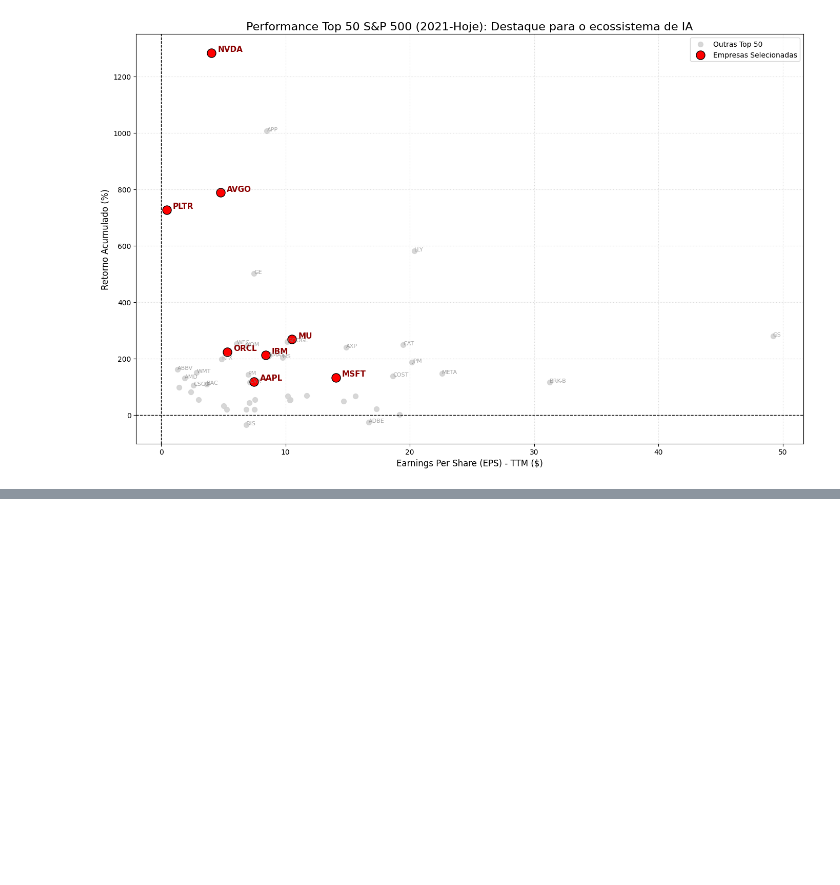
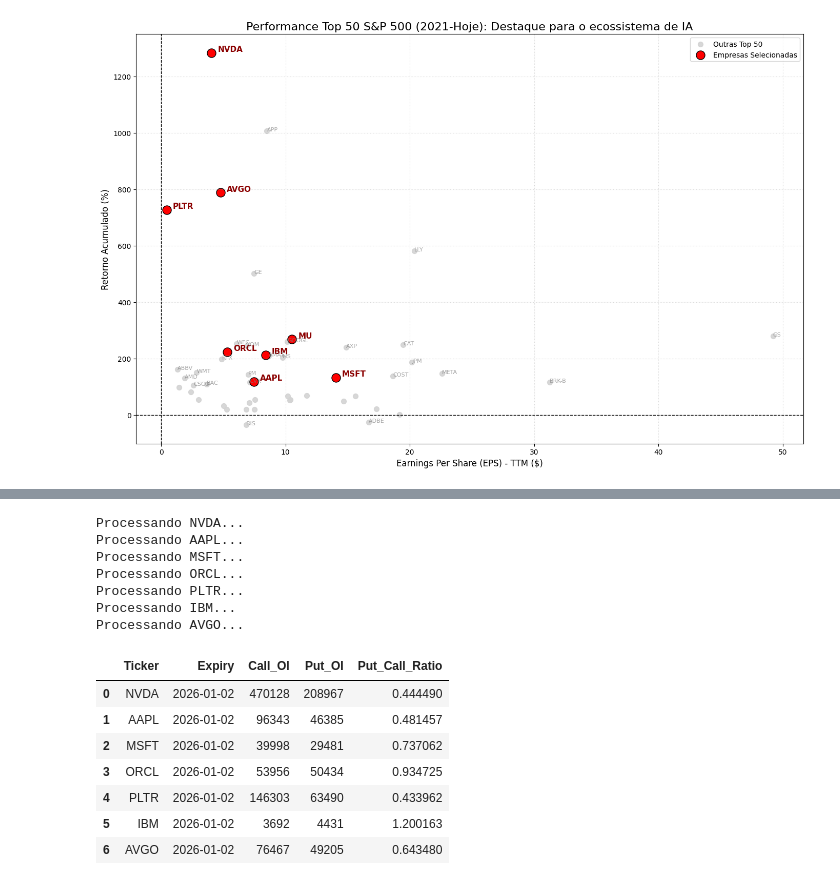
Before and after one commit to GuilhermeMP-prog/Dev.ensinaG4, a Jupyter notebook: main.ipynb, the cells around one changed output, grey strips where cells are left out. Saved outputs shown, nothing was run; the diff lists cells and outputs as text; code cells hidden in the pictures; blank space fills up the shorter version.

```diff
--- a/main.ipynb
+++ b/main.ipynb
@@ -1004,0 +1001,61 @@ Passing `palette` without assigning `hue` is deprecated and will be removed in v
+# %%
+import yfinance as yf
+import pandas as pd
+
+# Definição do universo de ativos (IA) e inicialização da estrutura de dados
+tickers_ia = ["NVDA","AAPL","MSFT","ORCL","PLTR","IBM","AVGO"]
+results = []
+
+# Iteração para extração de dados de derivativos via API yfinance
+for t in tickers_ia:
+    print(f"Processando {t}...")
+    tk = yf.Ticker(t)
+
+    # Mapeamento de vencimentos e seleção do 'front month'
+    expirations = tk.options
+    if not expirations:
+        print(f"Sem opções para {t}")
+        continue
+
+    expiry = expirations[0] # Seleção do vencimento mais próximo para análise tática
+
+    # Download da cadeia de opções (Option Chain) para Calls e Puts
+    opt_chain = tk.option_chain(expiry)
+    calls = opt_chain.calls
+    puts = opt_chain.puts
+
+    # Agregação do Open Interest (OI) para mensurar o posicionamento total do mercado
+    call_oi = calls["openInterest"].sum()
+    put_oi = puts["openInterest"].sum()
+
+    # Cálculo do Put/Call Ratio (PCR) como indicador de viés direcional
+    pcr = put_oi / call_oi if call_oi > 0 else None
+
+    # Armazenamento dos dados estruturados para processamento po
+    results.append({
+        "Ticker": t,
+        "Expiry": expiry,
+        "Call_OI": call_oi,
+        "Put_OI": put_oi,
+        "Put_Call_Ratio": pcr
+    })
+
+# Consolidação em DataFrame para análise quantitativa e visualização
+df_pcr = pd.DataFrame(results)
+df_pcr
+# %% [output]
+Processando NVDA...
+Processando AAPL...
+Processando MSFT...
+Processando ORCL...
+Processando PLTR...
+Processando IBM...
+Processando AVGO...
+|  | Ticker | Expiry | Call_OI | Put_OI | Put_Call_Ratio |
+| 0 | NVDA | 2026-01-02 | 470128 | 208967 | 0.444490 |
+| 1 | AAPL | 2026-01-02 | 96343 | 46385 | 0.481457 |
+| 2 | MSFT | 2026-01-02 | 39998 | 29481 | 0.737062 |
+| 3 | ORCL | 2026-01-02 | 53956 | 50434 | 0.934725 |
+| 4 | PLTR | 2026-01-02 | 146303 | 63490 | 0.433962 |
+| 5 | IBM | 2026-01-02 | 3692 | 4431 | 1.200163 |
+| 6 | AVGO | 2026-01-02 | 76467 | 49205 | 0.643480 |
```
Also changed, not shown: parts of 5 cells of this notebook.
